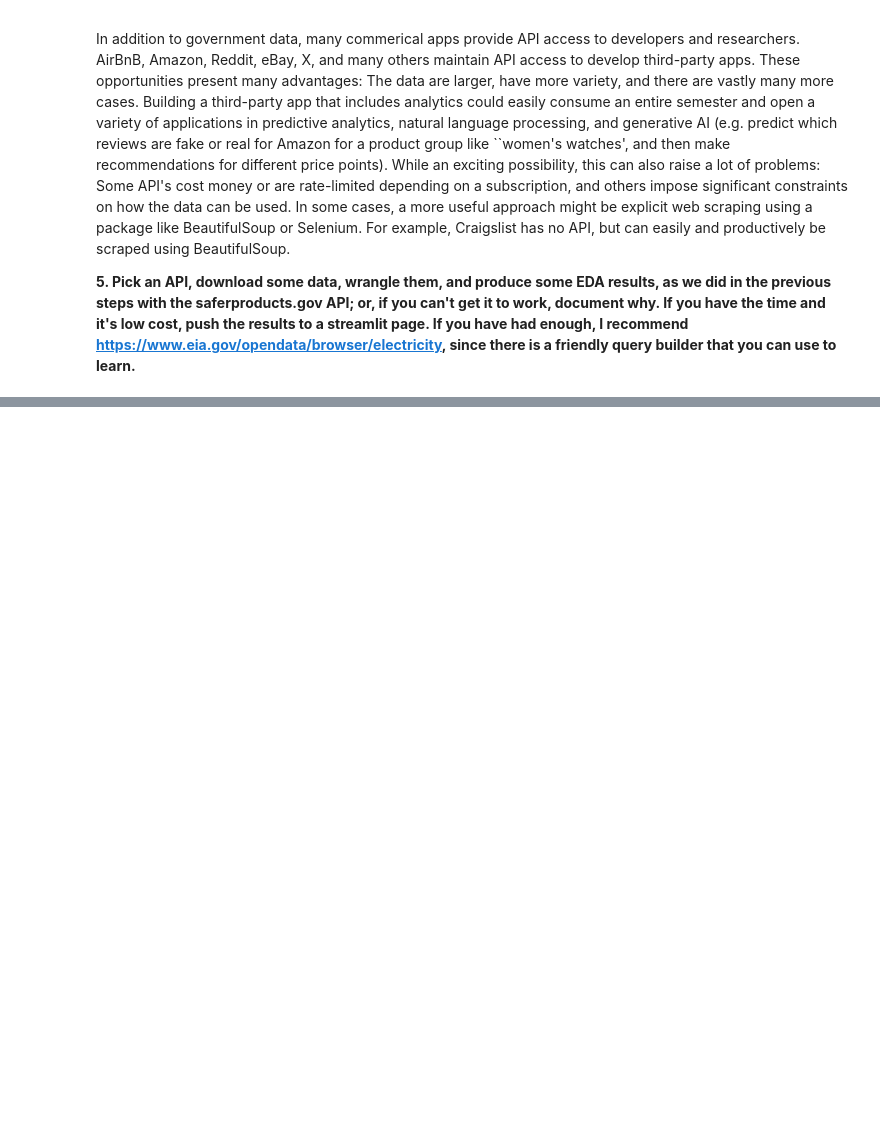
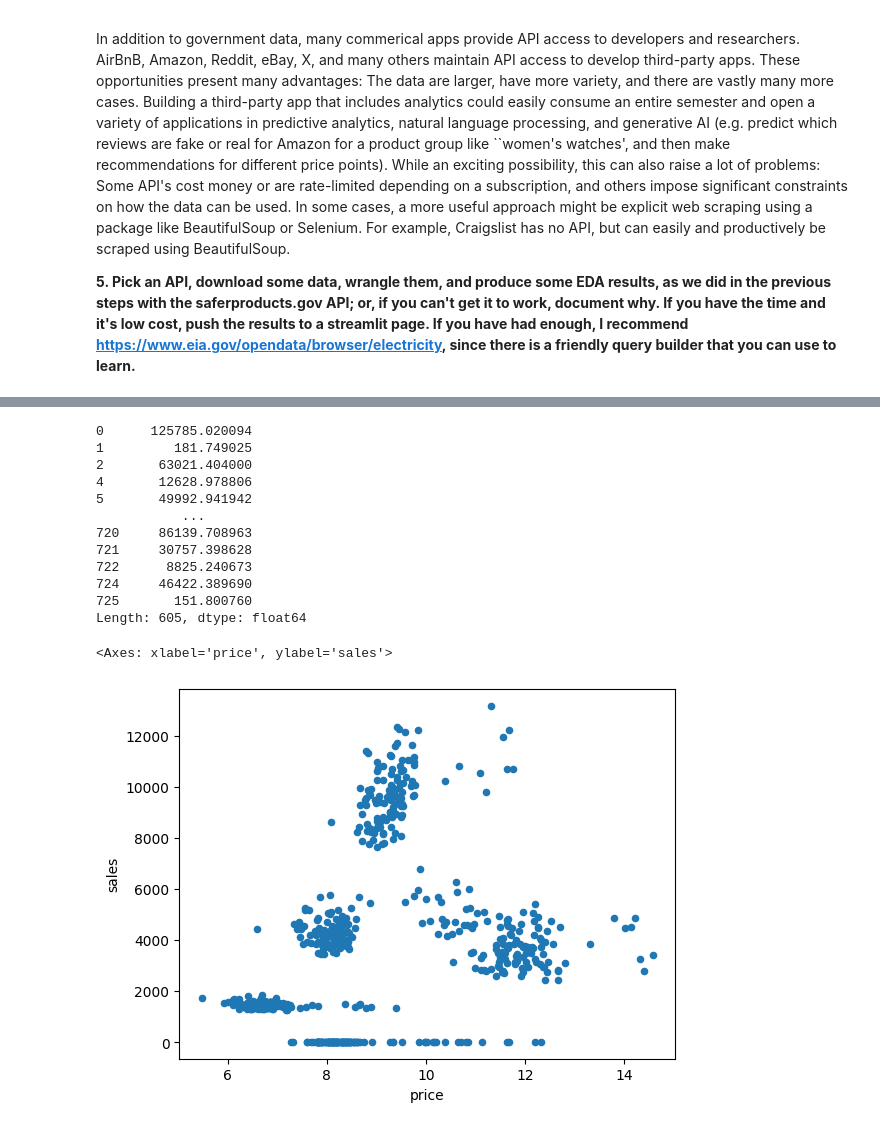
Before and after one commit to genevievepur/ds3001-labs, a Jupyter notebook: 01_api_calls/assignment_notebook.ipynb, the cells around one changed output, grey strips where cells are left out. Cells and saved outputs as stored; diff of their text form; code cells hidden in the pictures; blank space fills up the shorter version.

```diff
--- a/01_api_calls/assignment_notebook.ipynb
+++ b/01_api_calls/assignment_notebook.ipynb
@@ -320,5 +316,3 @@ data['response']['description']
-# %%
-select = df['fuelDescription'] != 'Other'
-col_labels = ['period', 'stateid', 'stateDescription', 'fuelid', 'fuelDescription',
-              'co2-rate-lbs-mwh', 'nox-rate-lbs-mwh', 'so2-rate-lbs-mwh']
-df = df.loc[select,col_labels]
+# %%
+select = df['sectorName'] != 'other'
+df = df.loc[ select,: ]
@@ -324,0 +340,4 @@ df = df.loc[select,col_labels]
+# %%
+df['price'] = pd.to_numeric(df['price'], errors='coerce')
+df['revenue'] = pd.to_numeric(df['revenue'], errors='coerce')
+df['sales'] = pd.to_numeric(df['sales'], errors='coerce')
@@ -331,0 +376,18 @@ Index(['period', 'stateid', 'stateDescription', 'fuelid', 'fuelDescription',
+# %%
+print(df['price']*df['sales'])
+df.plot.scatter(x='price',y='sales')
+# %% [output]
+0      125785.020094
+1         181.749025
+2       63021.404000
+4       12628.978806
+5       49992.941942
+           ...
+720     86139.708963
+721     30757.398628
+722      8825.240673
+724     46422.389690
+725       151.800760
+Length: 605, dtype: float64
+<Axes: xlabel='price', ylabel='sales'>
+[figure, added]
```
Also changed, not shown: parts of 6 cells of this notebook.
